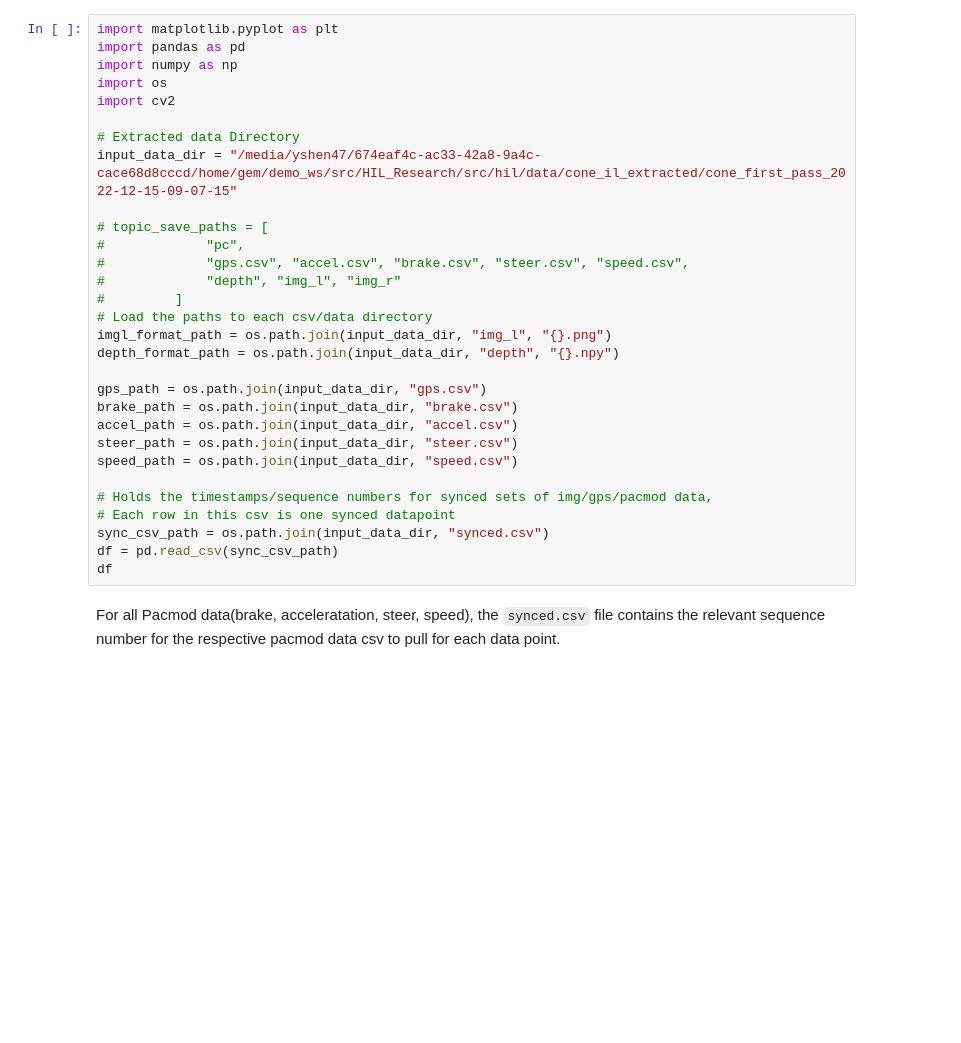
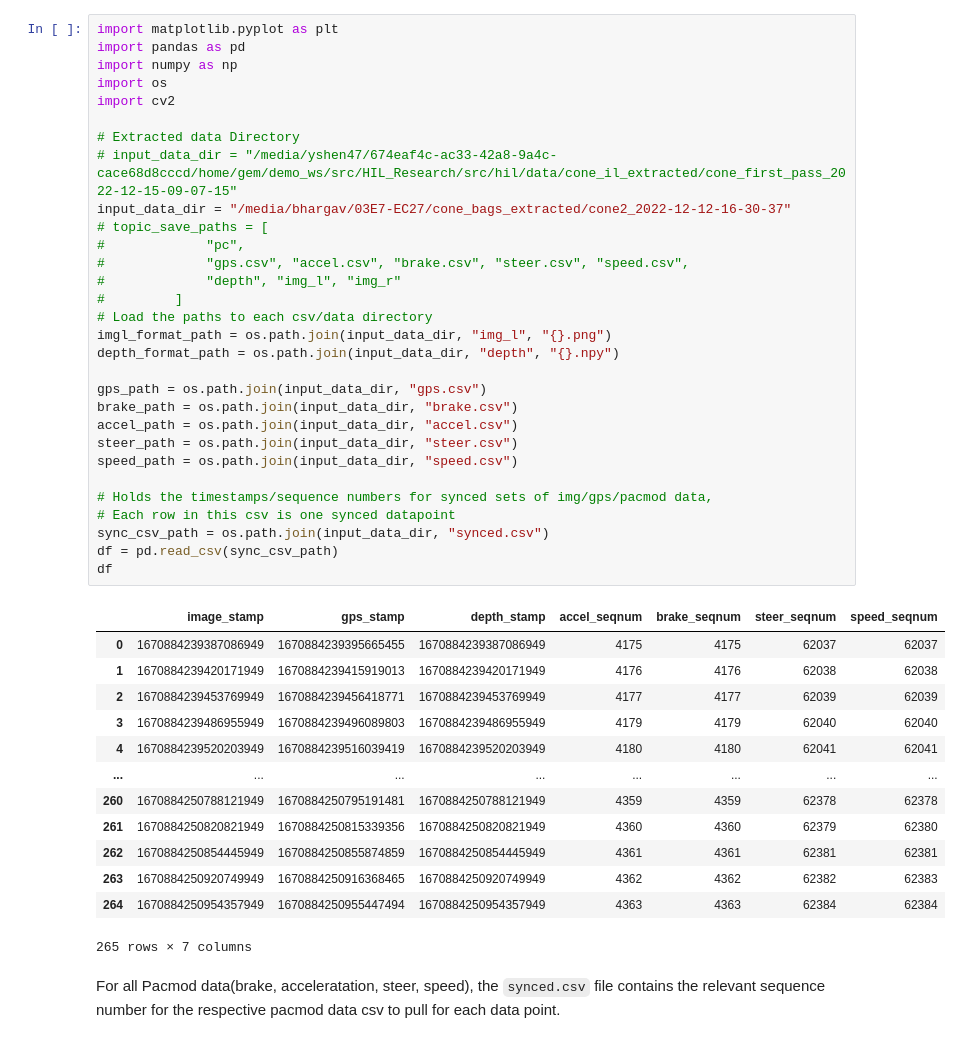
Before and after one commit to zillur01/hil_ws, a Jupyter notebook: scripts/load_il_sync.ipynb, the cells around one changed output. Saved outputs shown, nothing was run; the diff lists cells and outputs as text; blank space fills up the shorter version.

```diff
--- a/scripts/load_il_sync.ipynb
+++ b/scripts/load_il_sync.ipynb
@@ -1,33 +1,47 @@
 # %%
 import matplotlib.pyplot as plt
 import pandas as pd
 import numpy as np
 import os
 import cv2
 
 # Extracted data Directory
-input_data_dir = "/media/yshen47/674eaf4c-ac33-42a8-9a4c-cace68d8cccd/home/gem/demo_ws/src/HIL_Research/src/hil/data/cone_il_extracted/cone_first_pass_2022-12-15-09-07-15"
-
+# input_data_dir = "/media/yshen47/674eaf4c-ac33-42a8-9a4c-cace68d8cccd/home/gem/demo_ws/src/HIL_Research/src/hil/data/cone_il_extracted/cone_first_pass_2022-12-15-09-07-15"
+input_data_dir = "/media/bhargav/03E7-EC27/cone_bags_extracted/cone2_2022-12-12-16-30-37"
 # topic_save_paths = [
 #             "pc",
 #             "gps.csv", "accel.csv", "brake.csv", "steer.csv", "speed.csv",
 #             "depth", "img_l", "img_r"
 #         ]
 # Load the paths to each csv/data directory
 imgl_format_path = os.path.join(input_data_dir, "img_l", "{}.png")
 depth_format_path = os.path.join(input_data_dir, "depth", "{}.npy")
 
 gps_path = os.path.join(input_data_dir, "gps.csv")
 brake_path = os.path.join(input_data_dir, "brake.csv")
 accel_path = os.path.join(input_data_dir, "accel.csv")
 steer_path = os.path.join(input_data_dir, "steer.csv")
 speed_path = os.path.join(input_data_dir, "speed.csv")
 
 # Holds the timestamps/sequence numbers for synced sets of img/gps/pacmod data,
 # Each row in this csv is one synced datapoint
 sync_csv_path = os.path.join(input_data_dir, "synced.csv")
 df = pd.read_csv(sync_csv_path)
 df
+# %% [output]
+|  | image_stamp | gps_stamp | depth_stamp | accel_seqnum | brake_seqnum | steer_seqnum | speed_seqnum |
+| 0 | 1670884239387086949 | 1670884239395665455 | 1670884239387086949 | 4175 | 4175 | 62037 | 62037 |
+| 1 | 1670884239420171949 | 1670884239415919013 | 1670884239420171949 | 4176 | 4176 | 62038 | 62038 |
+| 2 | 1670884239453769949 | 1670884239456418771 | 1670884239453769949 | 4177 | 4177 | 62039 | 62039 |
+| 3 | 1670884239486955949 | 1670884239496089803 | 1670884239486955949 | 4179 | 4179 | 62040 | 62040 |
+| 4 | 1670884239520203949 | 1670884239516039419 | 1670884239520203949 | 4180 | 4180 | 62041 | 62041 |
+| ... | ... | ... | ... | ... | ... | ... | ... |
+| 260 | 1670884250788121949 | 1670884250795191481 | 1670884250788121949 | 4359 | 4359 | 62378 | 62378 |
+| 261 | 1670884250820821949 | 1670884250815339356 | 1670884250820821949 | 4360 | 4360 | 62379 | 62380 |
+| 262 | 1670884250854445949 | 1670884250855874859 | 1670884250854445949 | 4361 | 4361 | 62381 | 62381 |
+| 263 | 1670884250920749949 | 1670884250916368465 | 1670884250920749949 | 4362 | 4362 | 62382 | 62383 |
+| 264 | 1670884250954357949 | 1670884250955447494 | 1670884250954357949 | 4363 | 4363 | 62384 | 62384 |
+265 rows × 7 columns
 # %% [markdown]
 For all Pacmod data(brake, acceleratation, steer, speed), the `synced.csv` file contains the relevant sequence number for the respective pacmod data csv to pull for each data point.
 # %%
```
Also changed, not shown: parts of 5 cells of this notebook, 2 other files.
